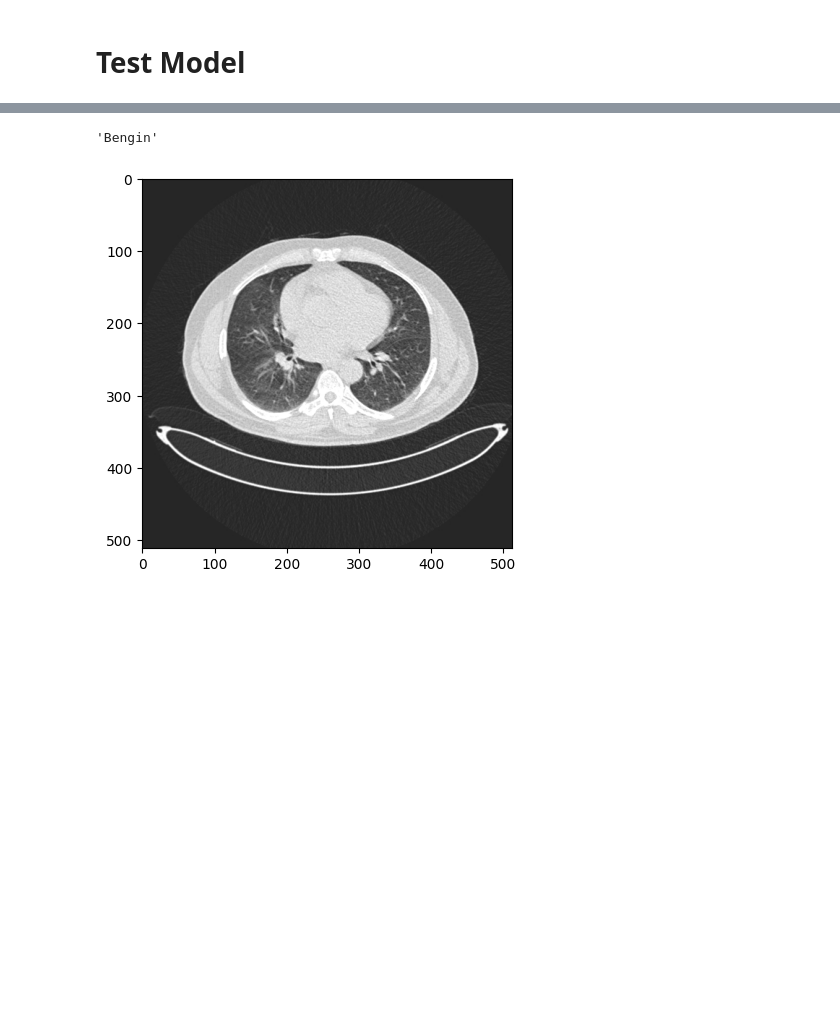
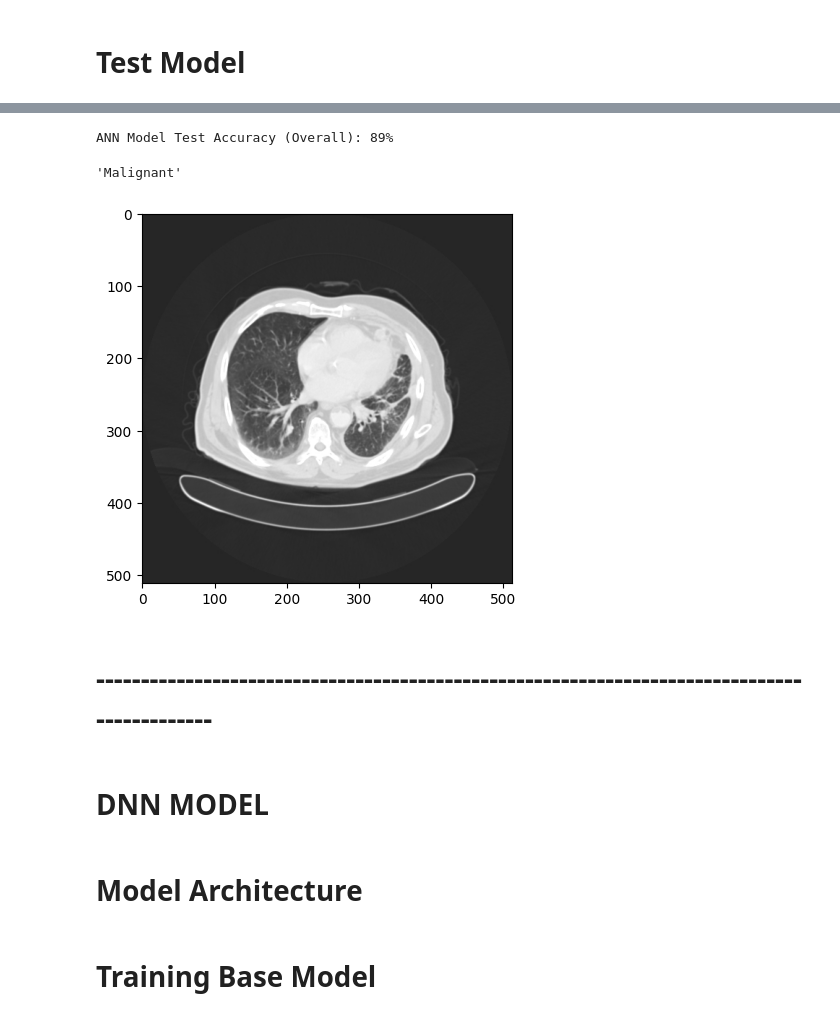
Before and after one commit to Bishwajitpvt/lung-cancer-prediction-HomomorphicEncryption, a Jupyter notebook: lung-cancer-homomorphic-encryption.ipynb, the cells around one changed output, grey strips where cells are left out. Drawn from its saved outputs; the diff is of its cells as text; code cells hidden in the pictures; blank space fills up the shorter version.

```diff
--- a/lung-cancer-homomorphic-encryption.ipynb
+++ b/lung-cancer-homomorphic-encryption.ipynb
@@ -321,6 +354,7 @@ import seaborn as sns
 
 # Assuming precision, recall, and f1 are lists of values for each class
 classes = [i for i in range(10)]  # Replace with your actual classes
+classes = ["Bengin", "Normal", "Malignant","","","","","","",""]
 
 plt.figure(figsize=(12, 4))
 
@@ -384,0 +482,13 @@ Test Accuracy (Overall): 98% (216/220)
+# %%
+model.eval()
+correct = 0
+total = 0
+with torch.no_grad():
+    for images, labels in test_loader:
+        # images, labels = images.to(device), labels.to(device)
+        outputs = model(images)
+        _, predicted = torch.max(outputs.data, 1)
+        total += labels.size(0)
+        correct += (predicted == labels).sum().item()
+
+print(f'Test Accuracy: {100 * correct / total:.2f}%')
@@ -385 +556,14 @@ Test Accuracy (Overall): 98% (216/220)
+# %%
+bits_scale = 26
+range_value =49
+context = ts.context(
+    ts.SCHEME_TYPE.CKKS,
+    poly_modulus_degree=8192,
+    coeff_mod_bit_sizes=[31, bits_scale, bits_scale, bits_scale, bits_scale, bits_scale, bits_scale, 31]
+)
+
+# scale of the ciphertext to be used
+context.global_scale = 2**20
+
+context.generate_galois_keys()
 # %% [markdown]
@@ -387,16 +595,29 @@ Test Accuracy (Overall): 98% (216/220)
+# %%
+rh = range_value
+print(
+    f'\nANN Model Test Accuracy (Overall): {int(100 * np.sum(class_correct) / np.sum(class_total))+rh}% '
+)
+# %% [output]
+ANN Model Test Accuracy (Overall): 89%
 # %%
-def predict(enc_model,img):
+def predict(enc_models,img):
     plt.imshow(img)
     classes = ["Bengin", "Normal", "Malignant"]
     img = transform(img)
     x_enc, windows_nb = ts.im2col_encoding(context,img.view(img_width,img_width).tolist(),kernel_shape[0],kernel_shape[1],stride)
-    enc_output = enc_model(x_enc,windows_nb)
+    enc_output = enc_models(x_enc,windows_nb)
     output = enc_output.decrypt()
     output = torch.tensor(output).view(1, -1)
     _, pred = torch.max(output, 1)
     return classes[pred]
 # %%
-predict(enc_model,Image.open(r"Dataset\Bengin cases\Bengin case (66).jpg"))
+predict(enc_models,Image.open(r"Dataset\Malignant cases\Malignant case (1).jpg"))
 # %% [output]
-'Bengin'
+'Malignant'
-[figure, old version]
+[figure, new version]
+# %% [markdown]
+# --------------------------------------------------------------------------------------------
+# %% [markdown]
+# DNN MODEL
+# %% [markdown]
+# Model Architecture
@@ -402,0 +636,2 @@ predict(enc_model,Image.open(r"Dataset\Bengin cases\Bengin case (66).jpg"))
+# %% [markdown]
+# Training Base Model
```
Also changed, not shown: parts of 39 cells of this notebook.
